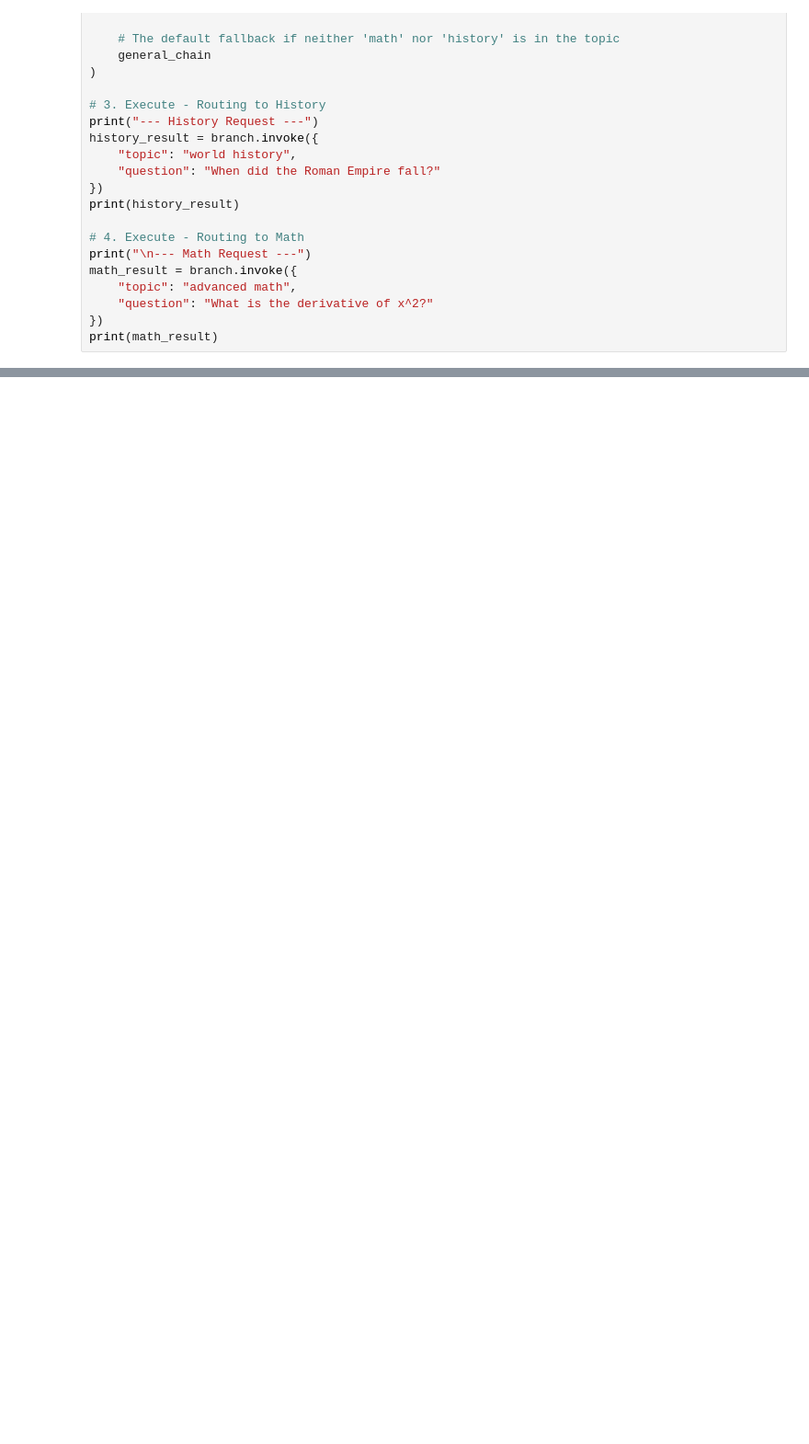
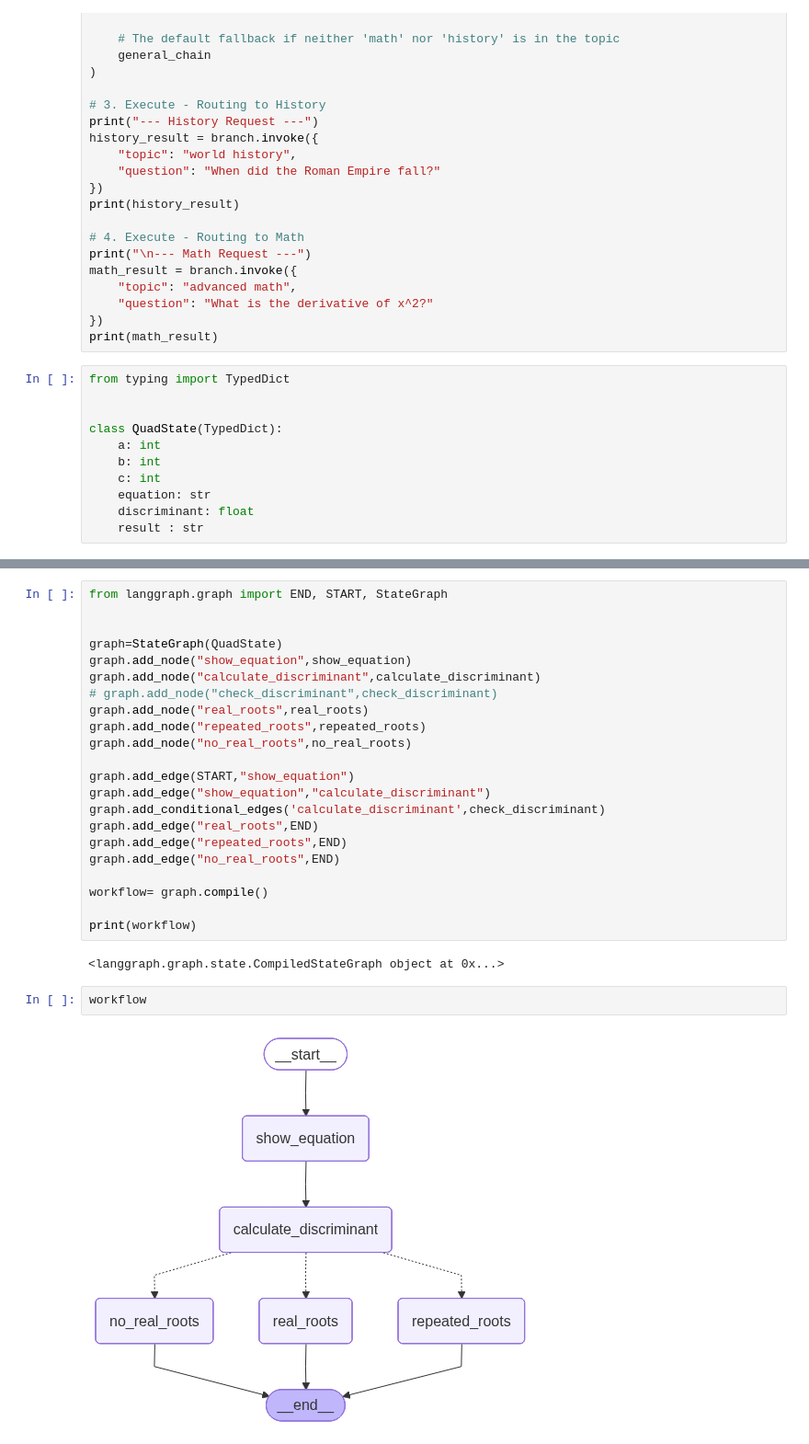
Before and after one commit to Pixelz123/genai, a Jupyter notebook: d1.ipynb, the cells around one changed output, grey strips where cells are left out. Shown at 92% size. Saved outputs shown, nothing was run; the diff lists cells and outputs as text; blank space fills up the shorter version.

Commit message:
langgraph : pararell conditional and iterative workflow

```diff
--- a/d1.ipynb
+++ b/d1.ipynb
@@ -145,3 +145,14 @@ math_result = branch.invoke({
     "question": "What is the derivative of x^2?"
 })
 print(math_result)
+# %%
+from typing import TypedDict
+
+
+class QuadState(TypedDict):
+    a: int
+    b: int
+    c: int
+    equation: str
+    discriminant: float
+    result : str
@@ -147,0 +190,28 @@ print(math_result)
+# %%
+from langgraph.graph import END, START, StateGraph
+
+
+graph=StateGraph(QuadState)
+graph.add_node("show_equation",show_equation)
+graph.add_node("calculate_discriminant",calculate_discriminant)
+# graph.add_node("check_discriminant",check_discriminant)
+graph.add_node("real_roots",real_roots)
+graph.add_node("repeated_roots",repeated_roots)
+graph.add_node("no_real_roots",no_real_roots)
+
+graph.add_edge(START,"show_equation")
+graph.add_edge("show_equation","calculate_discriminant")
+graph.add_conditional_edges('calculate_discriminant',check_discriminant)
+graph.add_edge("real_roots",END)
+graph.add_edge("repeated_roots",END)
+graph.add_edge("no_real_roots",END)
+
+workflow= graph.compile()
+
+print(workflow)
+# %% [output]
+<langgraph.graph.state.CompiledStateGraph object at 0x...>
+# %%
+workflow
+# %% [output]
+[figure, added]
```
Also changed, not shown: parts of 2 cells of this notebook, 1 other file.
